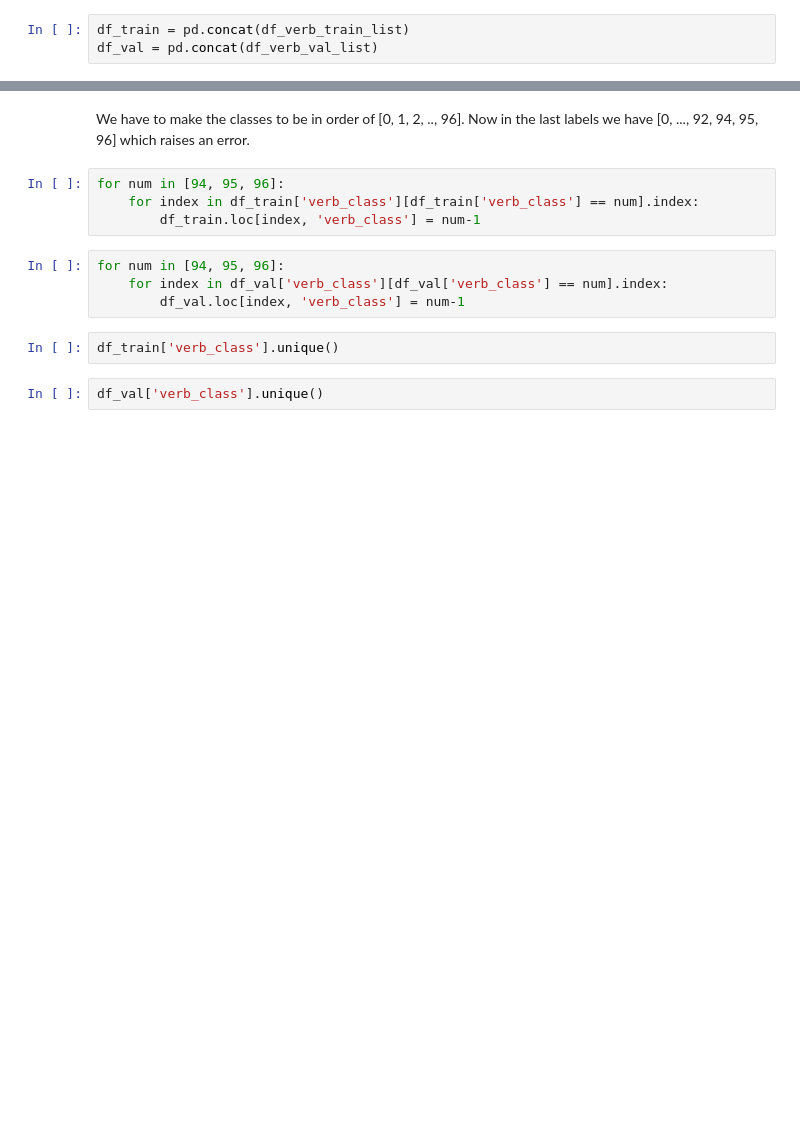
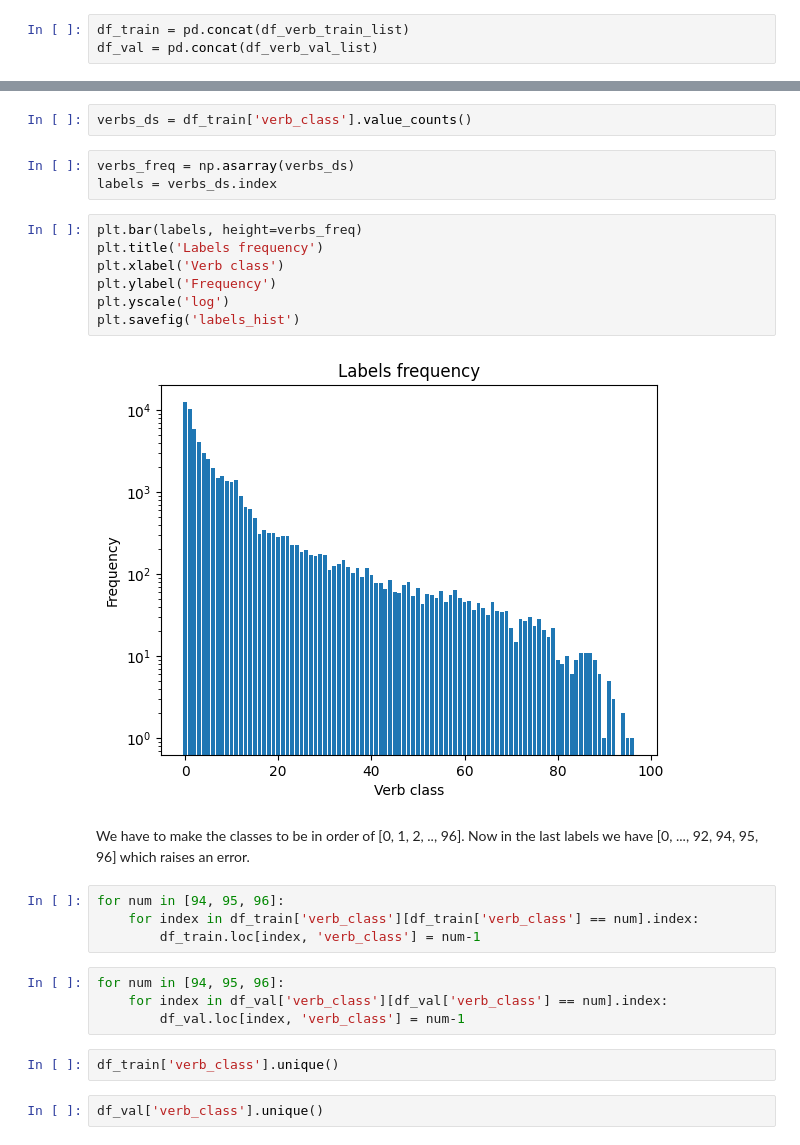
Before and after one commit to oriolmp/TFG, a Jupyter notebook: notebooks/Dataset Management.ipynb, the cells around one changed output, grey strips where cells are left out. Saved outputs shown, nothing was run; the diff lists cells and outputs as text; blank space fills up the shorter version.

Commit message:
Generate lab hist

```diff
--- a/notebooks/Dataset Management.ipynb
+++ b/notebooks/Dataset Management.ipynb
@@ -47,3 +86,17 @@ df_train['verb_class'].value_counts()
+# %%
+verbs_ds = df_train['verb_class'].value_counts()
+# %%
+verbs_freq = np.asarray(verbs_ds)
+labels = verbs_ds.index
+# %%
+plt.bar(labels, height=verbs_freq)
+plt.title('Labels frequency')
+plt.xlabel('Verb class')
+plt.ylabel('Frequency')
+plt.yscale('log')
+plt.savefig('labels_hist')
+# %% [output]
+[figure, added]
 # %% [markdown]
 We have to make the classes to be in order of [0, 1, 2, .., 96]. Now in the last labels we have [0, ..., 92, 94, 95, 96] which raises an error.
 # %%
```
Also changed, not shown: parts of 6 cells of this notebook.
